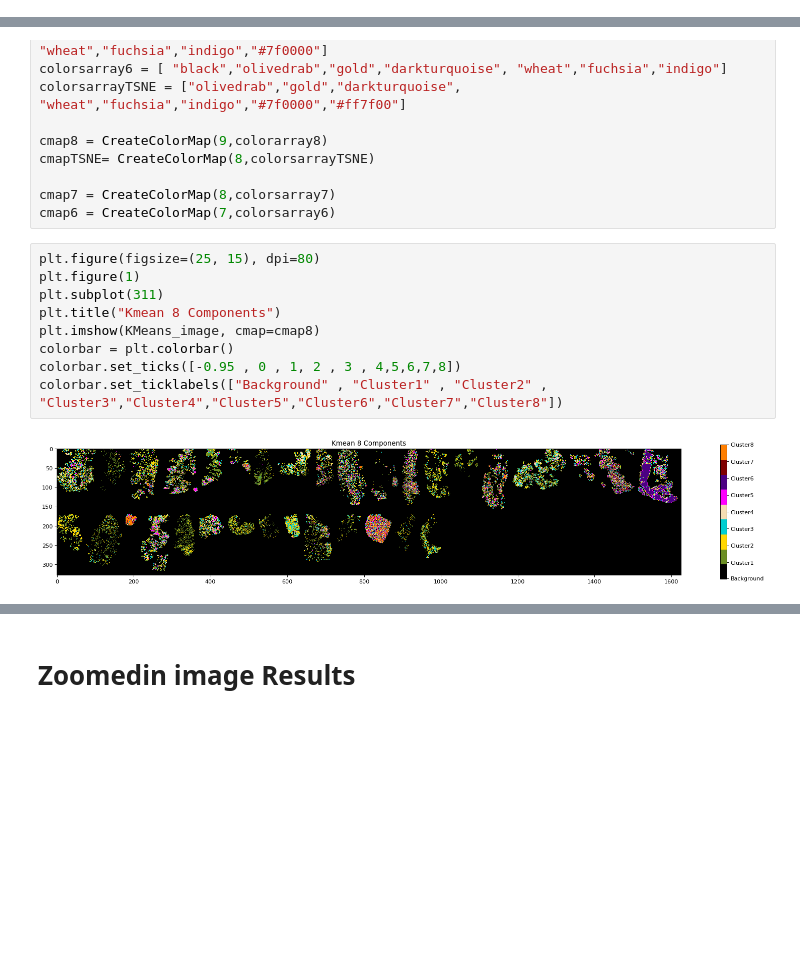
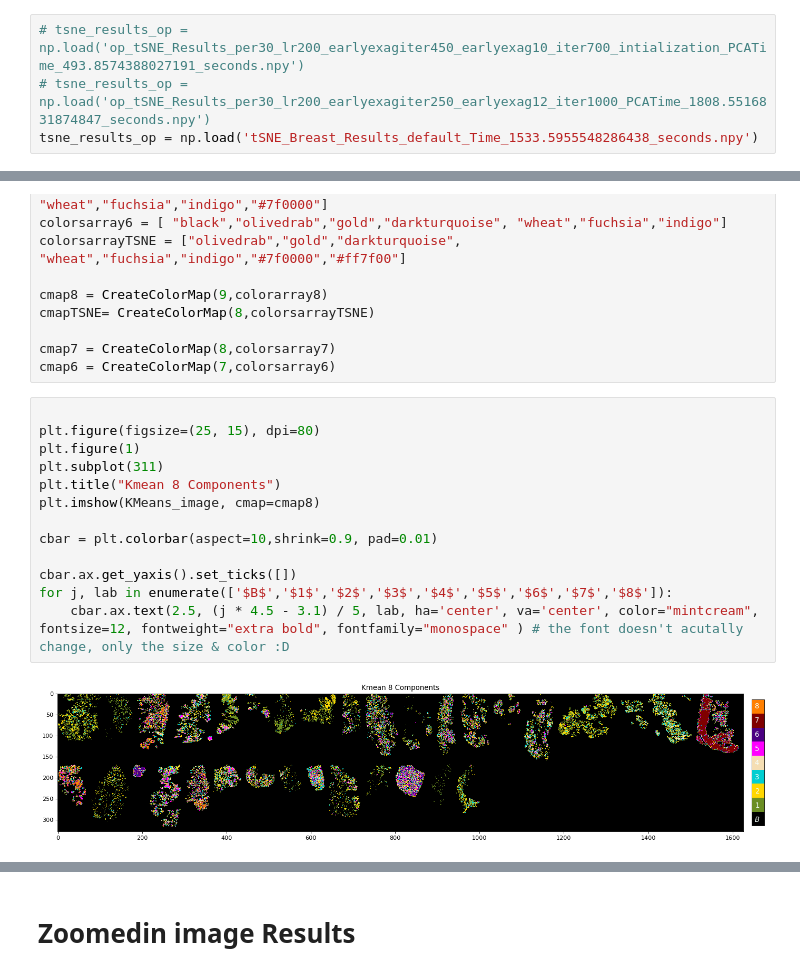
Before and after one commit to Youssef-Saleh/GP-MSI, a Jupyter notebook: Breast_Cancer.ipynb, the cells around one changed output, grey strips where cells are left out. Cells and saved outputs as stored; diff of their text form; blank space fills up the shorter version.

Commit message:
Edits graphs titles and colorbars in gastric and breast cancer

```diff
--- a/Breast_Cancer.ipynb
+++ b/Breast_Cancer.ipynb
@@ -262,3 +277,7 @@ tsne_results_op = np.load("tSNE_Breast_Results_default_Time_2366.2736546993256_s
+# %%
+# tsne_results_op = np.load('op_tSNE_Results_per30_lr200_earlyexagiter450_earlyexag10_iter700_intialization_PCATime_493.8574388027191_seconds.npy')
+# tsne_results_op = np.load('op_tSNE_Results_per30_lr200_earlyexagiter250_earlyexag12_iter1000_PCATime_1808.5516831874847_seconds.npy')
+tsne_results_op = np.load('tSNE_Breast_Results_default_Time_1533.5955548286438_seconds.npy')
 # %%
 tsne_df = pd.DataFrame(data=tsne_results_op[:],columns=["tSNE_dim1","tSNE_dim2","tSNE_dim3"])
 tsne_df['pixel_ID'] = sample_ID_pixels
@@ -419,14 +438,18 @@ cmapTSNE= CreateColorMap(8,colorsarrayTSNE)
 cmap7 = CreateColorMap(8,colorsarray7)
 cmap6 = CreateColorMap(7,colorsarray6)
 # %%
+
 plt.figure(figsize=(25, 15), dpi=80)
 plt.figure(1)
 plt.subplot(311)
 plt.title("Kmean 8 Components")
 plt.imshow(KMeans_image, cmap=cmap8)
-colorbar = plt.colorbar()
-colorbar.set_ticks([-0.95 , 0 , 1, 2 , 3 , 4,5,6,7,8])
-colorbar.set_ticklabels(["Background" , "Cluster1" , "Cluster2" , "Cluster3","Cluster4","Cluster5","Cluster6","Cluster7","Cluster8"])
+
+cbar = plt.colorbar(aspect=10,shrink=0.9, pad=0.01)
+
+cbar.ax.get_yaxis().set_ticks([])
+for j, lab in enumerate(['$B$','$1$','$2$','$3$','$4$','$5$','$6$','$7$','$8$']):
+    cbar.ax.text(2.5, (j * 4.5 - 3.1) / 5, lab, ha='center', va='center', color="mintcream", fontsize=12, fontweight="extra bold", fontfamily="monospace" ) # the font doesn't acutally change, only the size & color :D
 # %% [output]
-[figure, old version]
+[figure, new version]
 # %%
```
Also changed, not shown: parts of 29 cells of this notebook, 1 other file.
